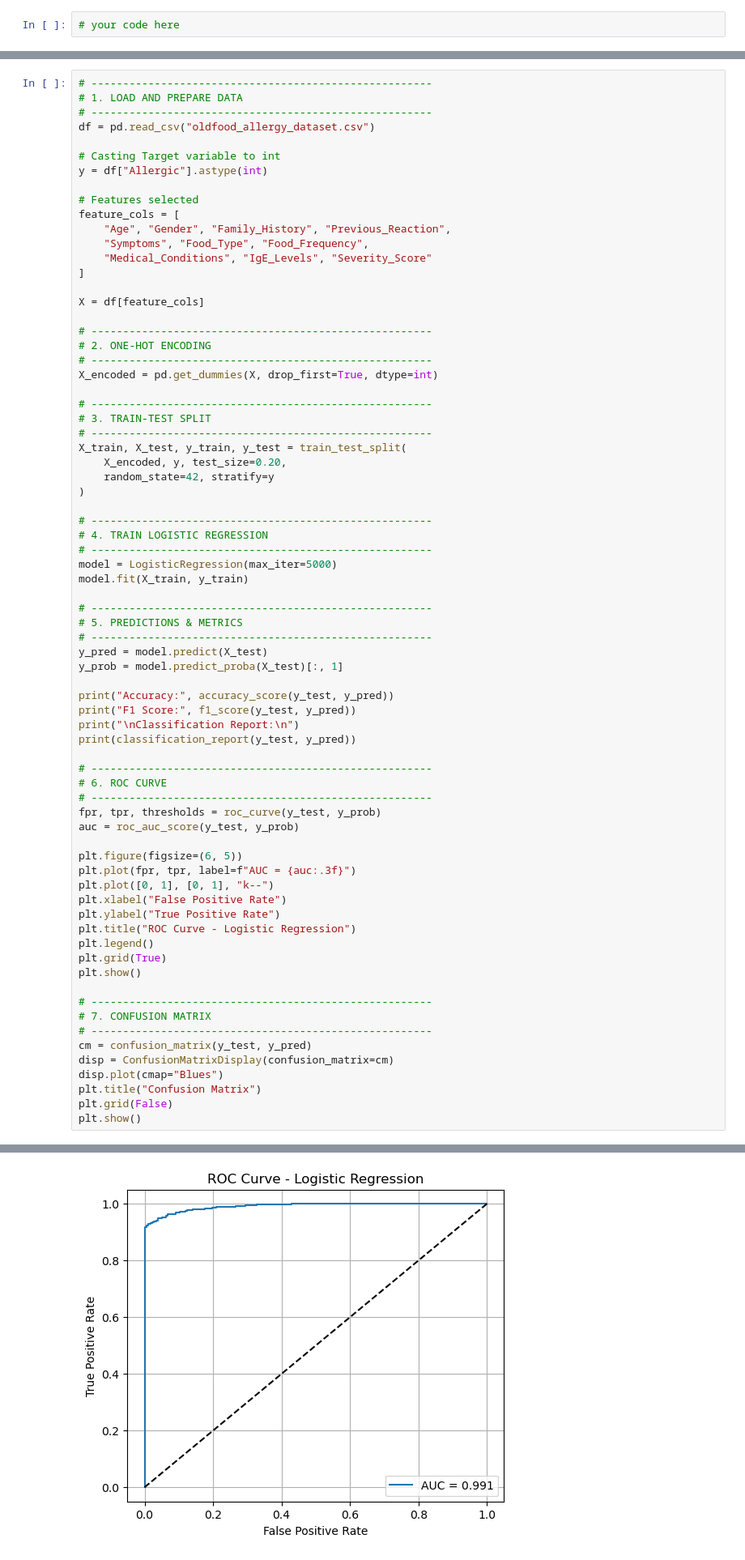
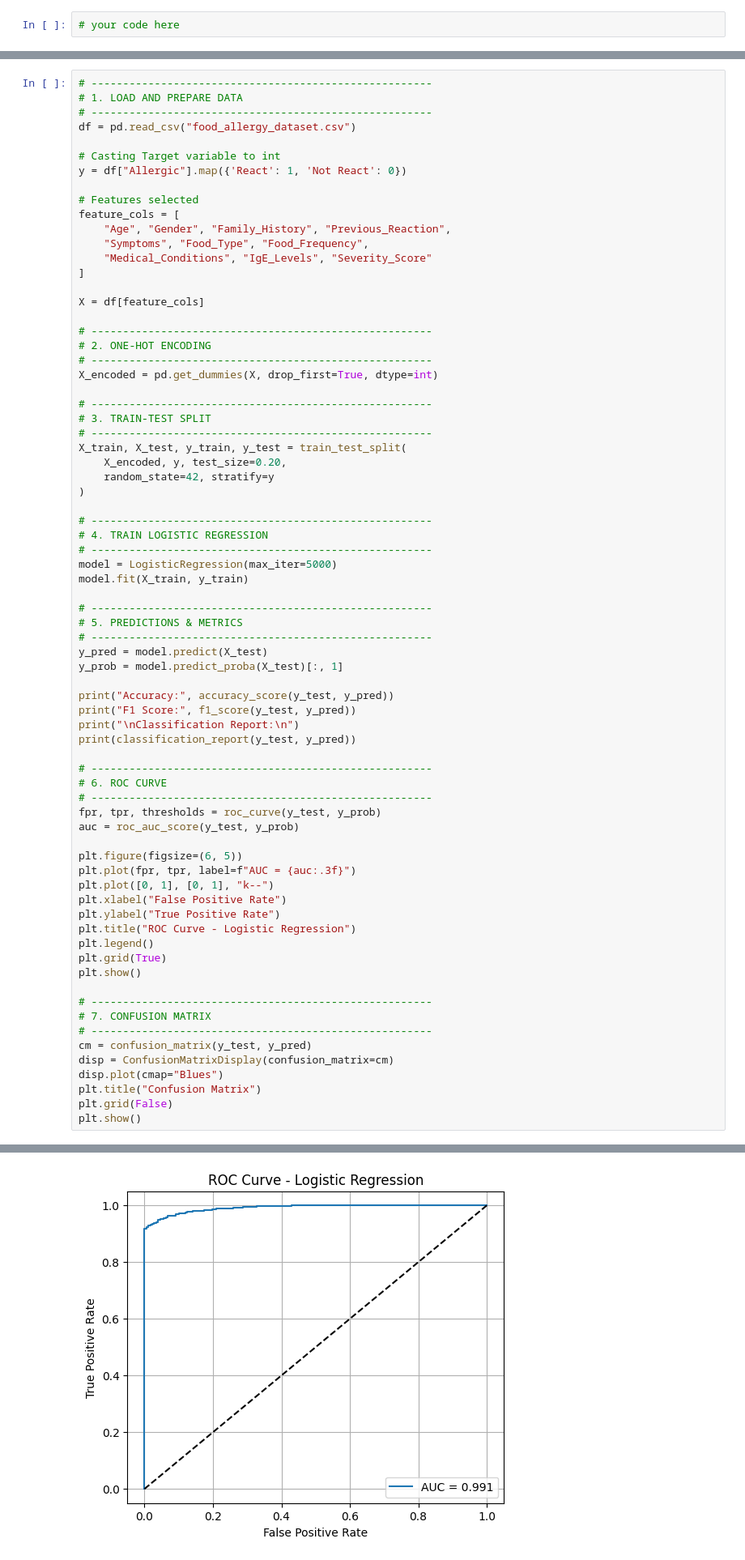
Before and after one commit to tgvp/Data-Science, a Jupyter notebook: Week_12/ds-pr-week-12-student.ipynb, the cells around one changed output, grey strips where cells are left out. Shown at 81% size. Saved outputs shown, nothing was run; the diff lists cells and outputs as text.

```diff
--- a/Week_12/ds-pr-week-12-student.ipynb
+++ b/Week_12/ds-pr-week-12-student.ipynb
@@ -446,10 +446,10 @@ plt.show()
 # ------------------------------------------------------
 # 1. LOAD AND PREPARE DATA
 # ------------------------------------------------------
-df = pd.read_csv("oldfood_allergy_dataset.csv")
+df = pd.read_csv("food_allergy_dataset.csv")
 
 # Casting Target variable to int
-y = df["Allergic"].astype(int)
+y = df["Allergic"].map({'React': 1, 'Not React': 0})
 
 # Features selected
 feature_cols = [
@@ -502,31 +502,31 @@ plt.plot([0, 1], [0, 1], "k--")
 plt.xlabel("False Positive Rate")
 plt.ylabel("True Positive Rate")
 plt.title("ROC Curve - Logistic Regression")
 plt.legend()
 plt.grid(True)
 plt.show()
 
 # ------------------------------------------------------
 # 7. CONFUSION MATRIX
 # ------------------------------------------------------
 cm = confusion_matrix(y_test, y_pred)
 disp = ConfusionMatrixDisplay(confusion_matrix=cm)
 disp.plot(cmap="Blues")
 plt.title("Confusion Matrix")
 plt.grid(False)
 plt.show()
 # %% [output]
 Accuracy: 0.9685
 F1 Score: 0.9827539009033671
 
 Classification Report:
 
               precision    recall  f1-score   support
 
            0       0.84      0.80      0.82       177
            1       0.98      0.98      0.98      1823
 
     accuracy                           0.97      2000
    macro avg       0.91      0.89      0.90      2000
 weighted avg       0.97      0.97      0.97      2000
-[figure, old version]
+[figure, new version]
```
Also changed, not shown: parts of 1 cell of this notebook.
